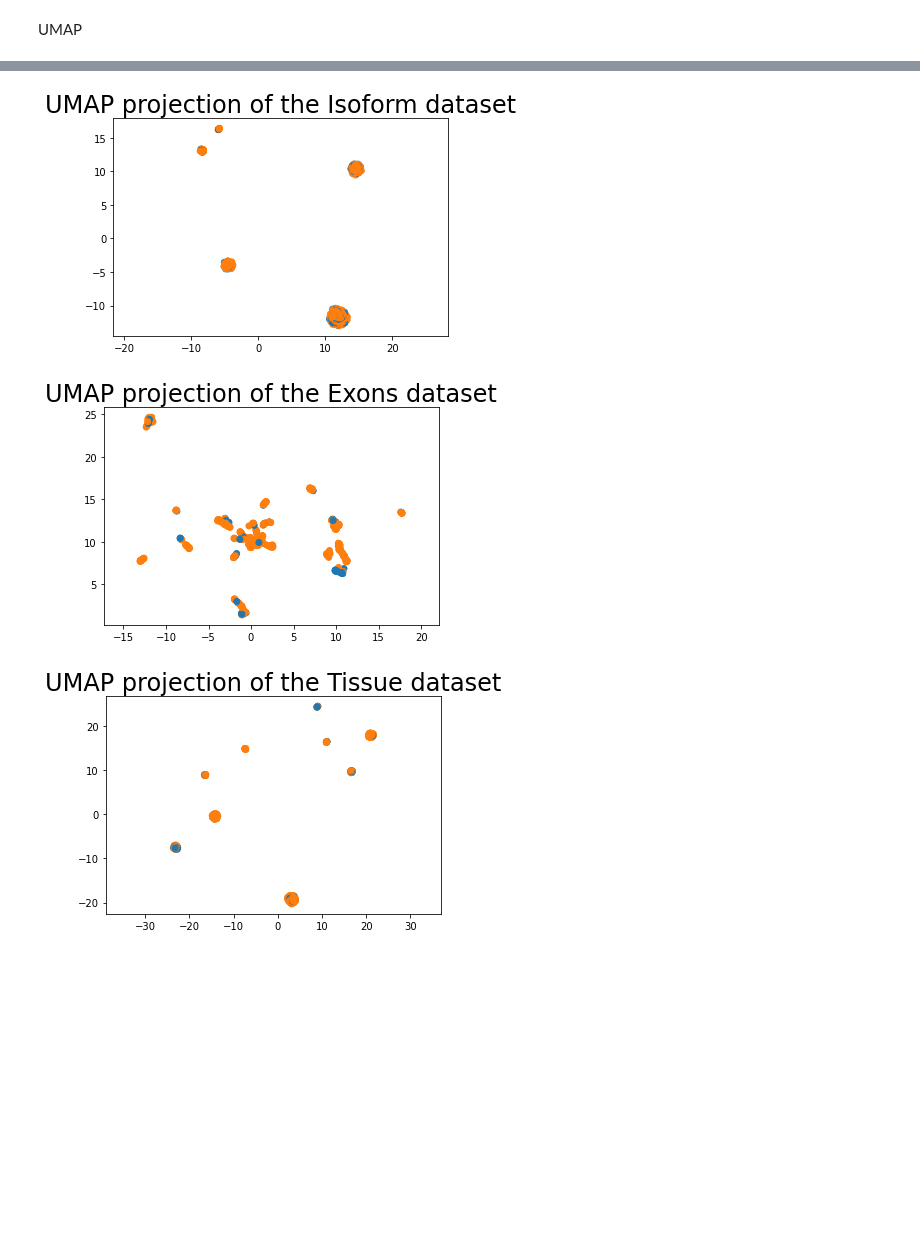
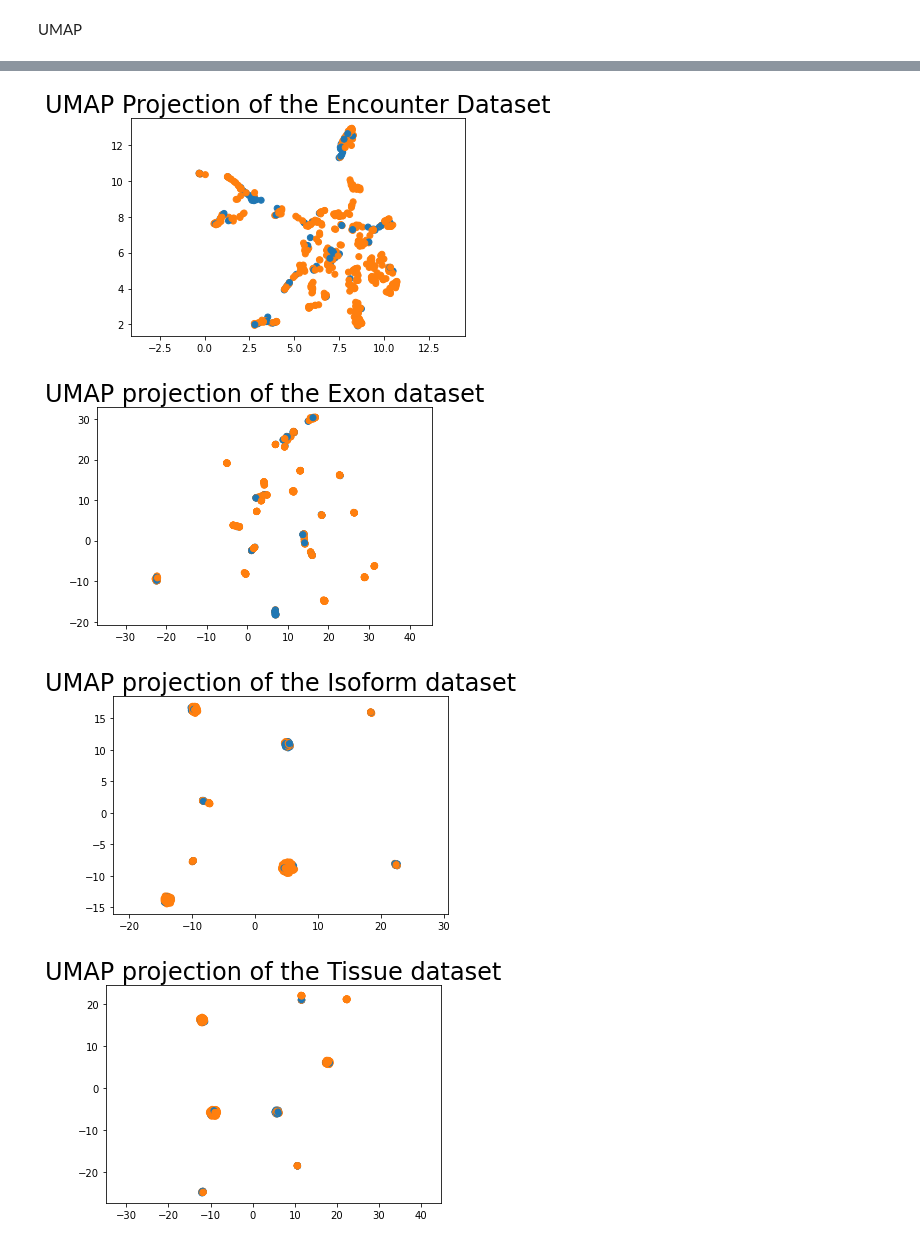
Before and after one commit to crelicthecleric/MD-ML-MQP, a Jupyter notebook: ML.ipynb, the cells around one changed output, grey strips where cells are left out. Drawn from its saved outputs; the diff is of its cells as text; code cells hidden in the pictures; blank space fills up the shorter version.

```diff
--- a/ML.ipynb
+++ b/ML.ipynb
@@ -37,13 +21,27 @@ tissues_data = tissues_data.values
+# %%
+def preprocess(file, drop):
+    df = pd.read_csv(file)
+    df['Genetic_mutation_frame_type'] = (df['Genetic_mutation_frame_type'] == "Out of frame").astype(int)
+    df_data = df.loc[:, ~df.columns.isin(drop)]
+    df_features = df_data.columns.values
+    return df, df_features
+# %%
+metrics, metrics_features = preprocess("csv/patients.csv", ["key", "individual", "CASE_ID", "Glucocorticoid_Use", "Disease_Type"])
+exons, exons_features = preprocess("csv/affected_exons.csv", ["key", "Disease_Type"])
+isoforms, isoforms_features = preprocess("csv/affected_isoforms.csv", ["key", "Disease_Type"])
+tissues, tissues_features = preprocess("csv/patient_tpm.csv", ["key", "Disease_Type"])
 # %% [markdown]
 UMAP
 # %%
-reducer = umap.UMAP()
-scaled_metrics = StandardScaler().fit_transform(metrics_data)
-embedding = reducer.fit_transform(scaled_metrics)
-plt.scatter(
-    embedding[:, 0],
-    embedding[:, 1],
-    c=[sns.color_palette()[x] for x in metrics.Disease_Type.map({"BMD": 0, "DMD": 1})])
-plt.gca().set_aspect('equal', 'datalim')
-plt.title('UMAP Projection of the Encounter Dataset', fontsize=24)
-plt.show()
+def project_umap(df, drop, title, output):
+    reducer = umap.UMAP()
+    scaled_metrics = StandardScaler().fit_transform(df.drop(drop, axis=1))
+    embedding = reducer.fit_transform(scaled_metrics)
+    plt.scatter(
+        embedding[:, 0],
+        embedding[:, 1],
+        c=[sns.color_palette()[x] for x in df.Disease_Type.map({"BMD": 0, "DMD": 1})])
+    plt.gca().set_aspect('equal', 'datalim')
+    plt.title(title, fontsize=24)
+    plt.savefig(output, format='png',bbox_inches = "tight")
+    plt.show()
@@ -52,38 +48,12 @@ plt.show()
-# %%
-reducer = umap.UMAP()
-embedding = reducer.fit_transform(isoforms.drop(["key", "Disease_Type", "Genetic_mutation_frame_type"], axis=1))
-plt.scatter(
-    embedding[:, 0],
-    embedding[:, 1],
-    c=[sns.color_palette()[x] for x in isoforms.Disease_Type.map({"BMD": 0, "DMD": 1})])
-plt.gca().set_aspect('equal', 'datalim')
-plt.title('UMAP projection of the Isoform dataset', fontsize=24)
-plt.show()
-# %% [output]
-[figure, removed]
-# %%
-reducer = umap.UMAP()
-embedding = reducer.fit_transform(exons.drop(["key", "Disease_Type"], axis=1))
-plt.scatter(
-    embedding[:, 0],
-    embedding[:, 1],
-    c=[sns.color_palette()[x] for x in exons.Disease_Type.map({"BMD": 0, "DMD": 1})])
-plt.gca().set_aspect('equal', 'datalim')
-plt.title('UMAP projection of the Exons dataset', fontsize=24)
-plt.show()
-# %% [output]
-[figure, removed]
-# %%
-reducer = umap.UMAP()
-embedding = reducer.fit_transform(tissues.drop(["key", "Disease_Type"], axis=1))
-plt.scatter(
-    embedding[:, 0],
-    embedding[:, 1],
-    c=[sns.color_palette()[x] for x in tissues.Disease_Type.map({"BMD": 0, "DMD": 1})])
-plt.gca().set_aspect('equal', 'datalim')
-plt.title('UMAP projection of the Tissue dataset', fontsize=24)
-plt.show()
-# %% [output]
-[figure, removed]
+# %%
+project_umap(metrics, ["key", "individual", "CASE_ID", "Glucocorticoid_Use", "Disease_Type"], "UMAP Projection of the Encounter Dataset", "img/png/metricsumap.png")
+project_umap(exons, ["key", "Disease_Type"], "UMAP projection of the Exon dataset", "img/png/exonsumap.png")
+project_umap(isoforms, ["key", "Disease_Type"], "UMAP projection of the Isoform dataset", "img/png/isoformsumap.png")
+project_umap(tissues, ["key", "Disease_Type"], "UMAP projection of the Tissue dataset", "img/png/tissuesumap.png")
+# %% [output]
+[figure, added]
+[figure, added]
+[figure, added]
+[figure, added]
 # %%
 def scorer(X, y, model):
```
Also changed, not shown: parts of 11 cells of this notebook, 5 other files.
